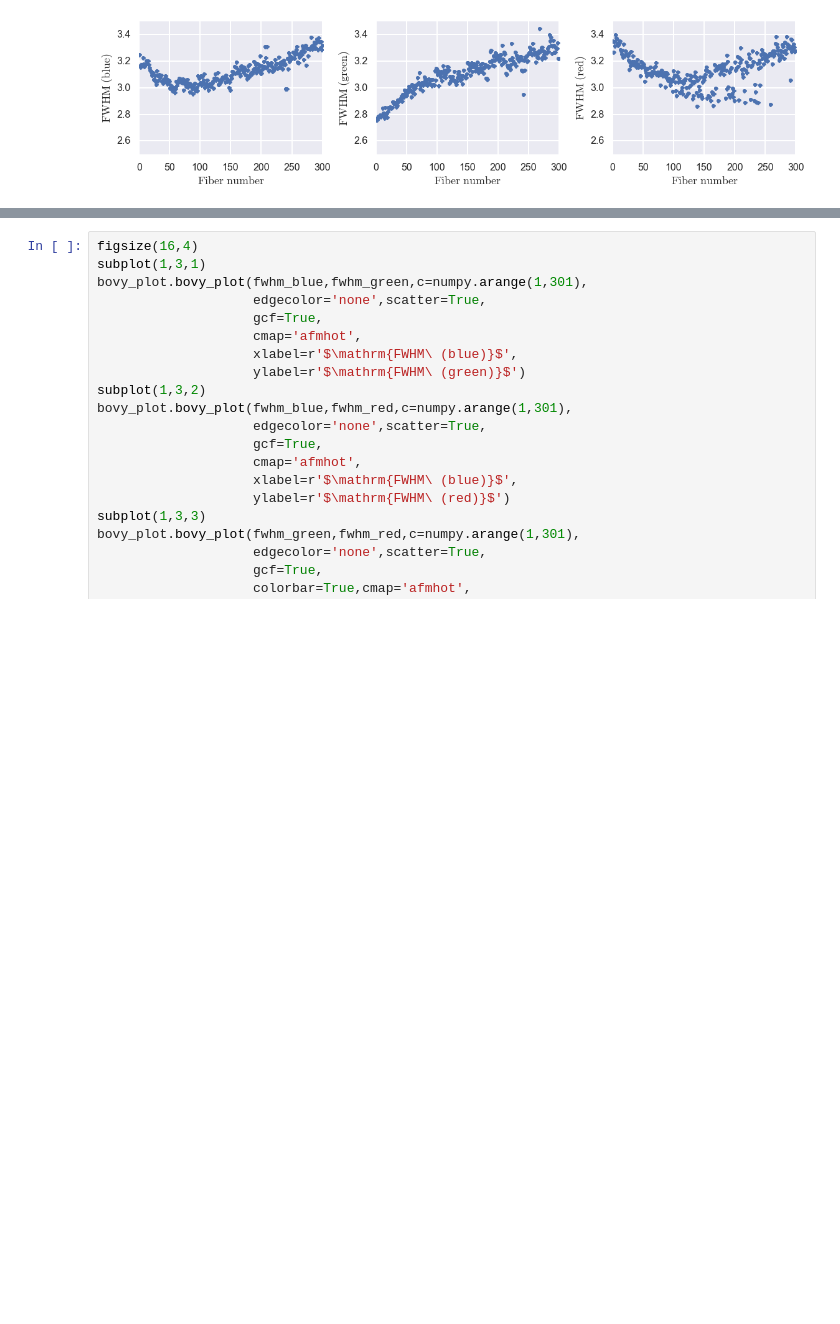
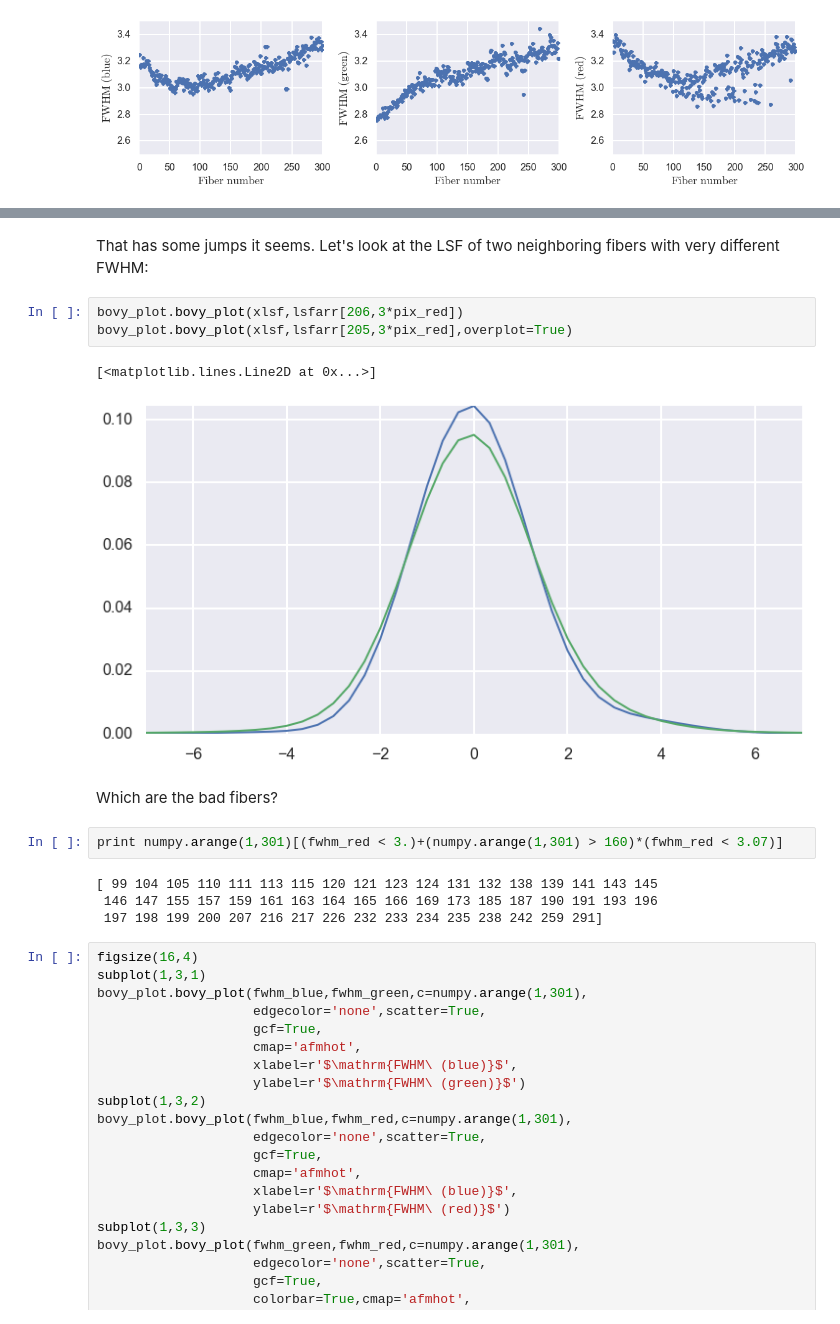
Before and after one commit to jobovy/misc-notebooks, a Jupyter notebook: apogee/apogee-lsf-groupings.ipynb, the cells around one changed output, grey strips where cells are left out. Drawn from its saved outputs; the diff is of its cells as text; blank space fills up the shorter version.

```diff
--- a/apogee/apogee-lsf-groupings.ipynb
+++ b/apogee/apogee-lsf-groupings.ipynb
@@ -107,3 +117,19 @@ tight_layout()
+# %% [markdown]
+That has some jumps it seems. Let's look at the LSF of two neighboring fibers with very different FWHM:
+# %%
+bovy_plot.bovy_plot(xlsf,lsfarr[206,3*pix_red])
+bovy_plot.bovy_plot(xlsf,lsfarr[205,3*pix_red],overplot=True)
+# %% [output]
+[<matplotlib.lines.Line2D at 0x...>]
+[figure, added]
+# %% [markdown]
+Which are the bad fibers?
+# %%
+print numpy.arange(1,301)[(fwhm_red < 3.)+(numpy.arange(1,301) > 160)*(fwhm_red < 3.07)]
+# %% [output]
+[ 99 104 105 110 111 113 115 120 121 123 124 131 132 138 139 141 143 145
+ 146 147 155 157 159 161 163 164 165 166 169 173 185 187 190 191 193 196
+ 197 198 199 200 207 216 217 226 232 233 234 235 238 242 259 291]
 # %%
 figsize(16,4)
 subplot(1,3,1)
```
Also changed, not shown: parts of 4 cells of this notebook, 1 other file.
